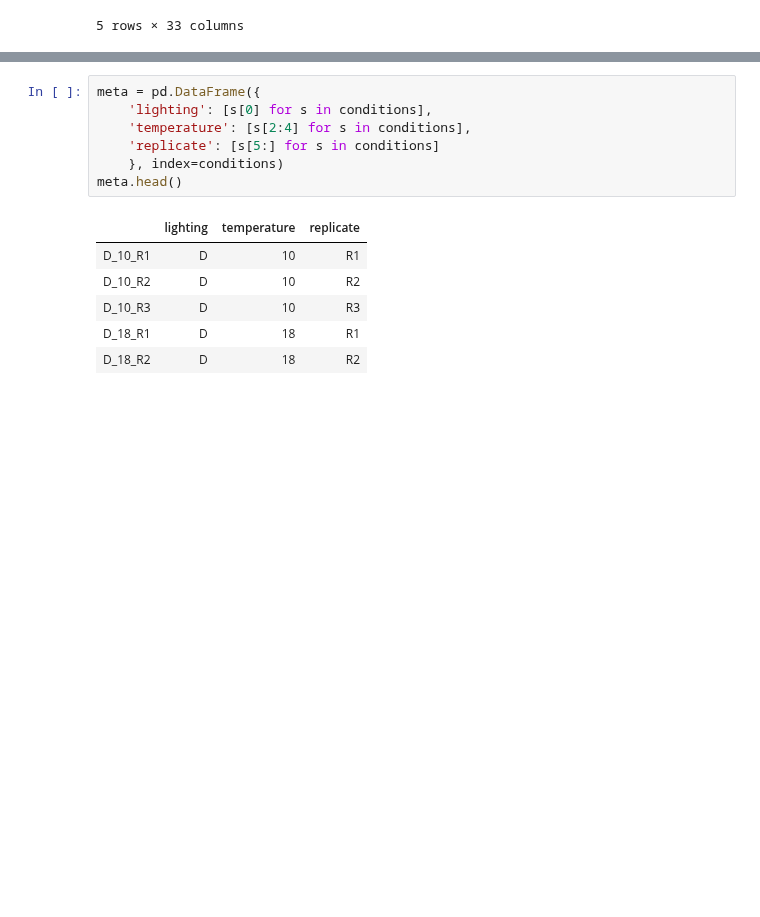
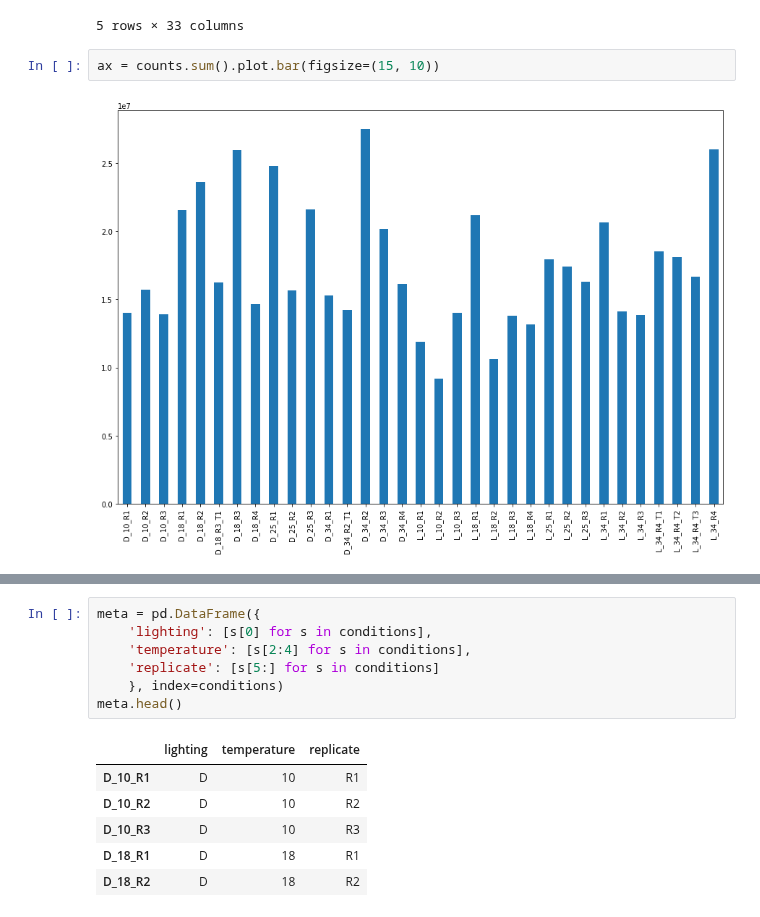
Before and after one commit to Robaina/Dokdonia, a Jupyter notebook: DE_Notebook.ipynb, the cells around one changed output, grey strips where cells are left out. Drawn from its saved outputs; the diff is of its cells as text; blank space fills up the shorter version.

```diff
--- a/DE_Notebook.ipynb
+++ b/DE_Notebook.ipynb
@@ -20,6 +37,10 @@ counts.head()
 | MED134_07374 | 1987 | 2124 | 1404 | 3509 | 3772 | 2846 | 4337 | 2602 | 4607 | 3316 | ... | ... |
 | MED134_07369 | 2087 | 2010 | 2111 | 3774 | 3809 | 2921 | 4486 | 2901 | 4668 | 3456 | ... | ... |
 5 rows × 33 columns
+# %%
+ax = counts.sum().plot.bar(figsize=(15, 10))
+# %% [output]
+[figure, added]
 # %%
 # Removing genes with low read counts across samples
 min_count = 10
```
Also changed, not shown: parts of 24 cells of this notebook, 3 other files.
